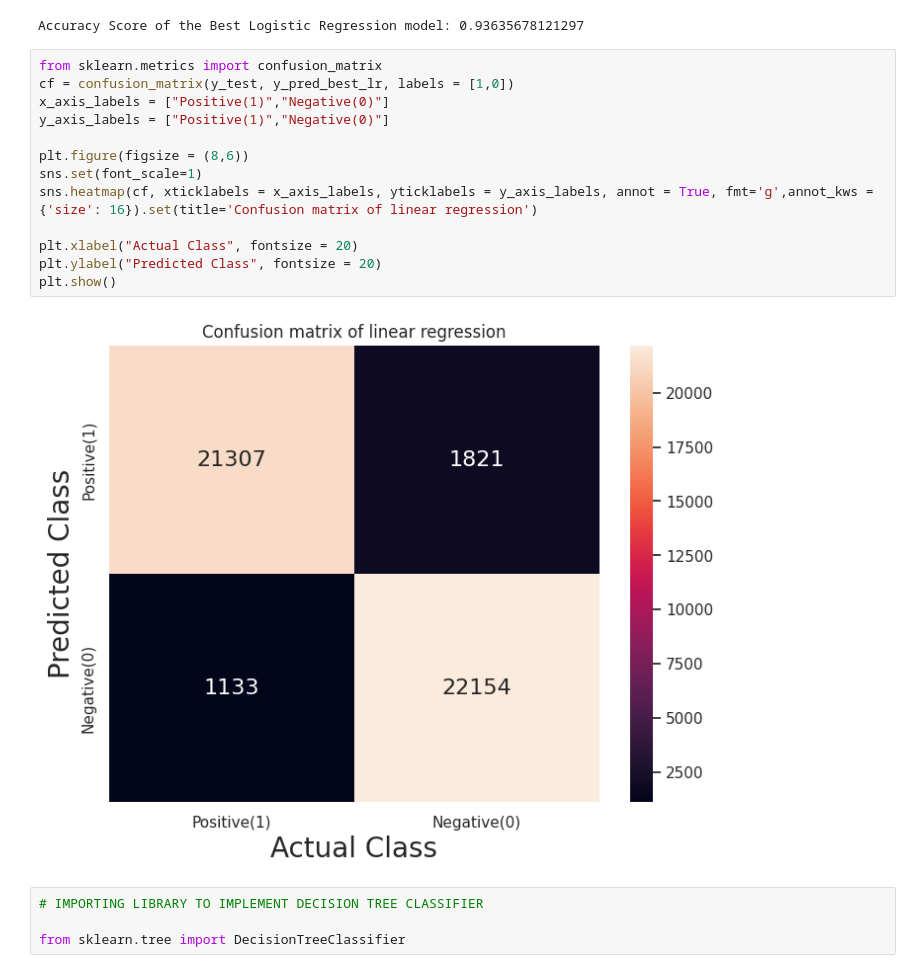
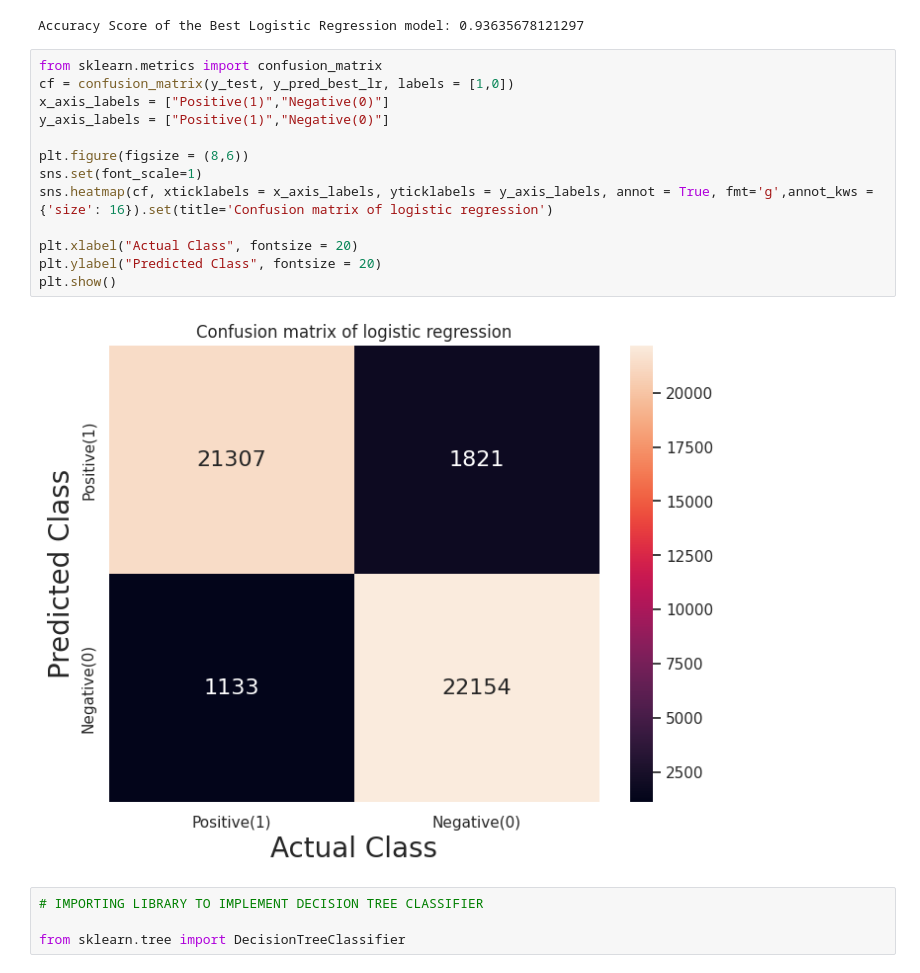
Before and after one commit to Susmita-Priya/twitter_depression, a Jupyter notebook: Twitter.ipynb, the cells around one changed output. Saved outputs shown, nothing was run; the diff lists cells and outputs as text.

```diff
--- a/Twitter.ipynb
+++ b/Twitter.ipynb
@@ -624,18 +624,18 @@ Accuracy Score of the Best Logistic Regression model: 0.93635678121297
 # %%
 from sklearn.metrics import confusion_matrix
 cf = confusion_matrix(y_test, y_pred_best_lr, labels = [1,0])
 x_axis_labels = ["Positive(1)","Negative(0)"]
 y_axis_labels = ["Positive(1)","Negative(0)"]
 
 plt.figure(figsize = (8,6))
 sns.set(font_scale=1)
-sns.heatmap(cf, xticklabels = x_axis_labels, yticklabels = y_axis_labels, annot = True, fmt='g',annot_kws = {'size': 16}).set(title='Confusion matrix of linear regression')
+sns.heatmap(cf, xticklabels = x_axis_labels, yticklabels = y_axis_labels, annot = True, fmt='g',annot_kws = {'size': 16}).set(title='Confusion matrix of logistic regression')
 
 plt.xlabel("Actual Class", fontsize = 20)
 plt.ylabel("Predicted Class", fontsize = 20)
 plt.show()
 # %% [output]
-[figure, old version]
+[figure, new version]
 # %%
 # IMPORTING LIBRARY TO IMPLEMENT DECISION TREE CLASSIFIER
 
```
Also changed, not shown: parts of 32 cells of this notebook.
